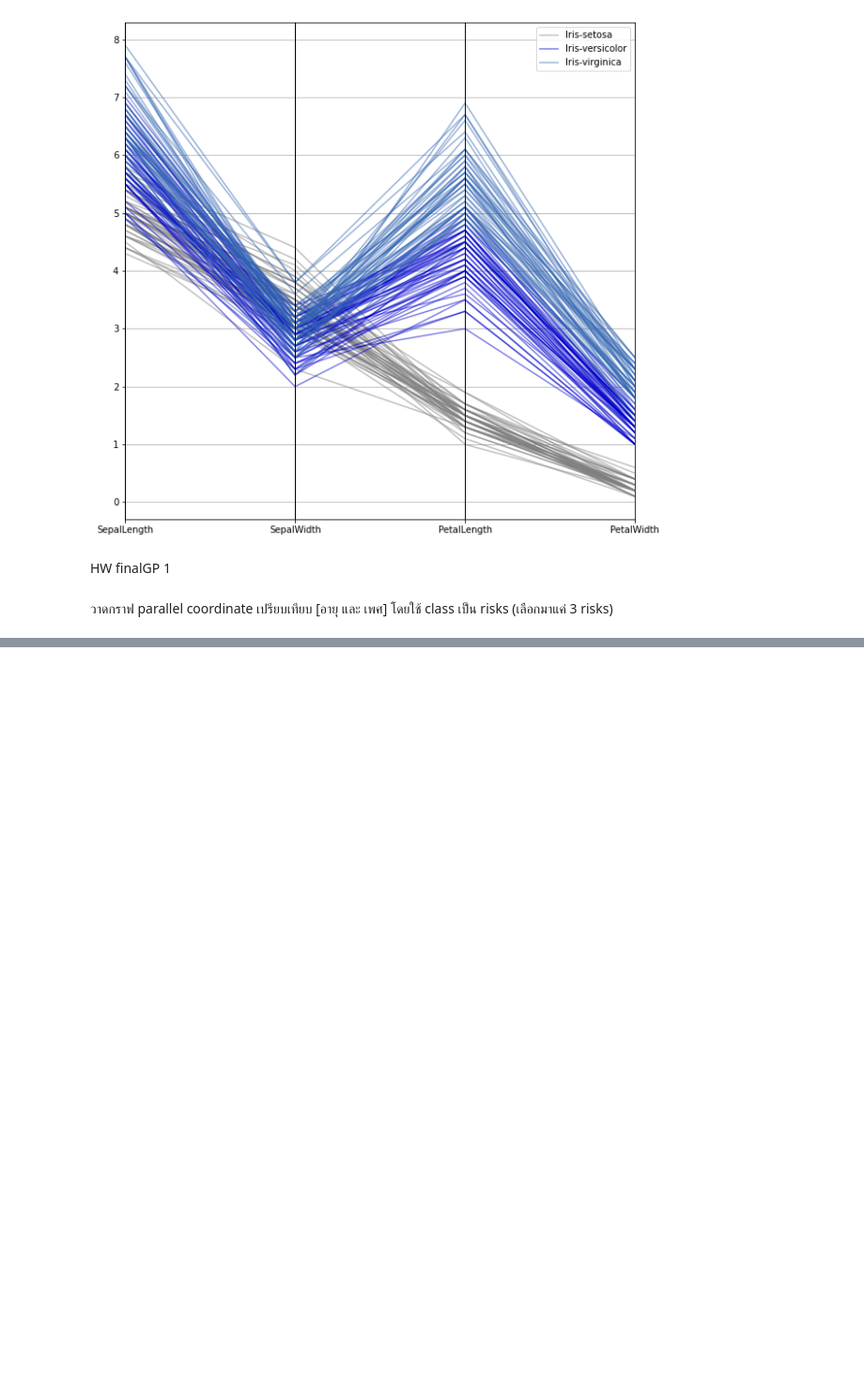
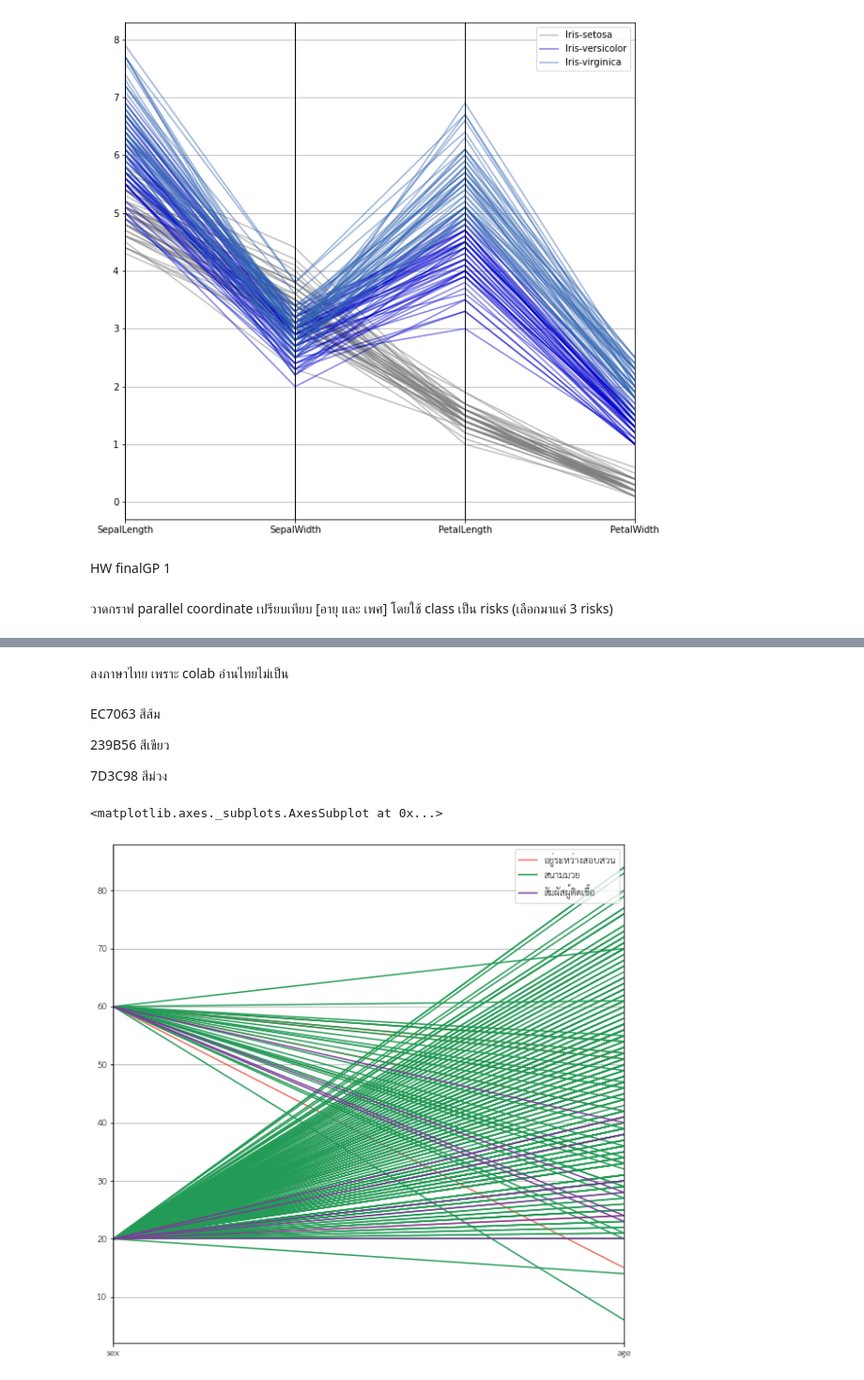
Before and after one commit to sitthatkaja/data_viz_2022, a Jupyter notebook: DataViz01_Table_Data.ipynb, the cells around one changed output, grey strips where cells are left out. Shown at 94% size. Drawn from its saved outputs; the diff is of its cells as text; code cells hidden in the pictures; blank space fills up the shorter version.

```diff
--- a/DataViz01_Table_Data.ipynb
+++ b/DataViz01_Table_Data.ipynb
@@ -141,0 +221,3 @@ HW finalGP 1
+# %%
+df1_2 = df1[df1['risk']=='สนามมวย']
+df1_2
@@ -141,0 +238,3 @@ HW finalGP 1
+# %%
+df1_3 = df1[df1['risk']=='สัมผัสผู้ติดเชื้อ']
+df1_3
@@ -141,0 +253,3 @@ HW finalGP 1
+# %%
+df_merge = pd.concat([df1_1,df1_2,df1_3],ignore_index=True)
+df_merge
@@ -141,0 +291,2 @@ HW finalGP 1
+# %% [markdown]
+ลงภาษาไทย เพราะ colab อ่านไทยไม่เป็น
@@ -141,0 +295,16 @@ HW finalGP 1
+# %%
+import matplotlib as mpl
+mpl.font_manager.fontManager.addfont('thsarabunnew-webfont.ttf')
+mpl.rc('font', family='TH Sarabun New')
+# %% [markdown]
+EC7063 สีส้ม
+
+239B56 สีเขียว
+
+7D3C98 สีม่วง
+# %%
+fig = pd.plotting.parallel_coordinates(df_merge,'risk',color=['#EC7063','#239B56','#7D3C98'])
+fig
+# %% [output]
+<matplotlib.axes._subplots.AxesSubplot at 0x...>
+[figure, added]
```
Also changed, not shown: parts of 16 cells of this notebook.
